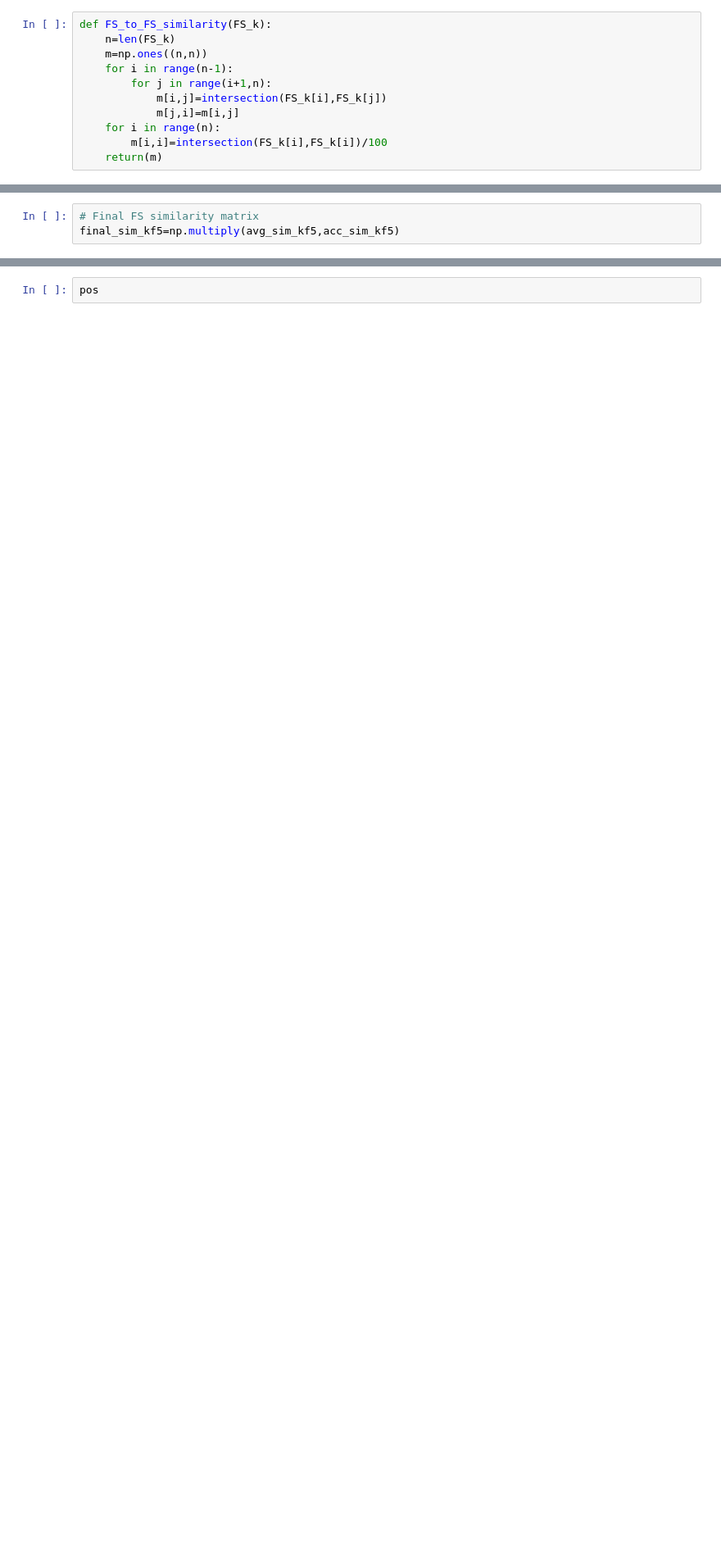
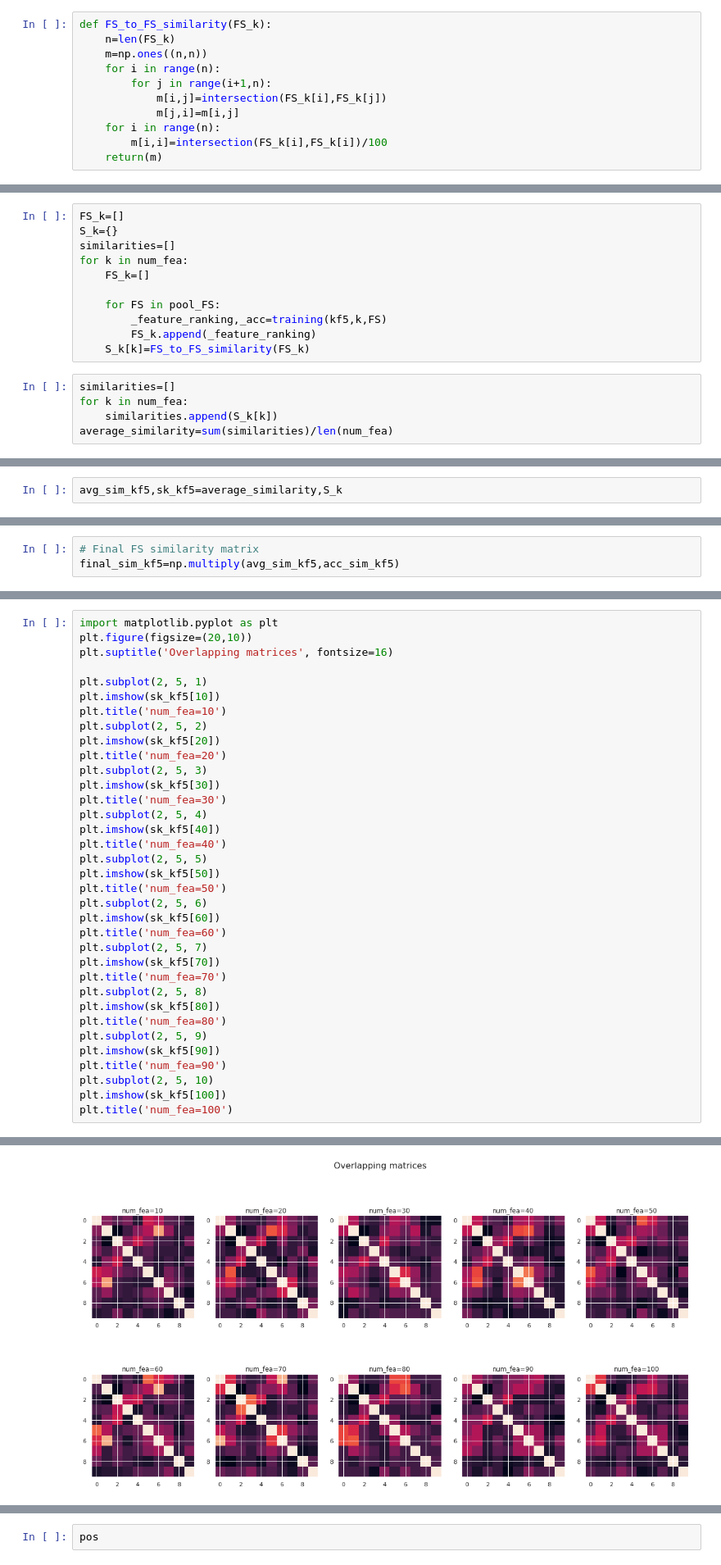
Before and after one commit to Raouaaa/Master_project, a Jupyter notebook: FS.ipynb, the cells around one changed output, grey strips where cells are left out. Shown at 82% size. Drawn from its saved outputs; the diff is of its cells as text; blank space fills up the shorter version.

```diff
--- a/FS.ipynb
+++ b/FS.ipynb
@@ -339,7 +427,7 @@ def intersect(a,b):
 def FS_to_FS_similarity(FS_k):
     n=len(FS_k)
     m=np.ones((n,n))
-    for i in range(n-1):
+    for i in range(n):
         for j in range(i+1,n):
             m[i,j]=intersection(FS_k[i],FS_k[j])
             m[j,i]=m[i,j]
@@ -418,3 +506,19 @@ def accuracy_similarity_matrix(pool_FS,num_fea,cv):
         avg_fs_acc_over_k.append(mean(acc_k))
     result=matrix_acc(avg_fs_acc_over_k)
     return(result)
+# %%
+FS_k=[]
+S_k={}
+similarities=[]
+for k in num_fea:
+    FS_k=[]
+
+    for FS in pool_FS:
+        _feature_ranking,_acc=training(kf5,k,FS)
+        FS_k.append(_feature_ranking)
+    S_k[k]=FS_to_FS_similarity(FS_k)
+# %%
+similarities=[]
+for k in num_fea:
+    similarities.append(S_k[k])
+average_similarity=sum(similarities)/len(num_fea)
@@ -425,2 +552,4 @@ avg_sim_kf5,sk_kf5=avg_similarity(pool_FS,num_fea,kf5)
+# %%
+avg_sim_kf5,sk_kf5=average_similarity,S_k
 # %%
 acc_sim_kf5=accuracy_similarity_matrix(pool_FS,num_fea,kf5)
@@ -439,0 +594,36 @@ sns.heatmap(final_sim_kf5,annot=True)
+# %%
+import matplotlib.pyplot as plt
+plt.figure(figsize=(20,10))
+plt.suptitle('Overlapping matrices', fontsize=16)
+
+plt.subplot(2, 5, 1)
+plt.imshow(sk_kf5[10])
+plt.title('num_fea=10')
+plt.subplot(2, 5, 2)
+plt.imshow(sk_kf5[20])
+plt.title('num_fea=20')
+plt.subplot(2, 5, 3)
+plt.imshow(sk_kf5[30])
+plt.title('num_fea=30')
+plt.subplot(2, 5, 4)
+plt.imshow(sk_kf5[40])
+plt.title('num_fea=40')
+plt.subplot(2, 5, 5)
+plt.imshow(sk_kf5[50])
+plt.title('num_fea=50')
+plt.subplot(2, 5, 6)
+plt.imshow(sk_kf5[60])
+plt.title('num_fea=60')
+plt.subplot(2, 5, 7)
+plt.imshow(sk_kf5[70])
+plt.title('num_fea=70')
+plt.subplot(2, 5, 8)
+plt.imshow(sk_kf5[80])
+plt.title('num_fea=80')
+plt.subplot(2, 5, 9)
+plt.imshow(sk_kf5[90])
+plt.title('num_fea=90')
+plt.subplot(2, 5, 10)
+plt.imshow(sk_kf5[100])
+plt.title('num_fea=100')
+# %% [output]
@@ -439,0 +631 @@ sns.heatmap(final_sim_kf5,annot=True)
+[figure, added]
```
Also changed, not shown: parts of 26 cells of this notebook, 1 other file.
